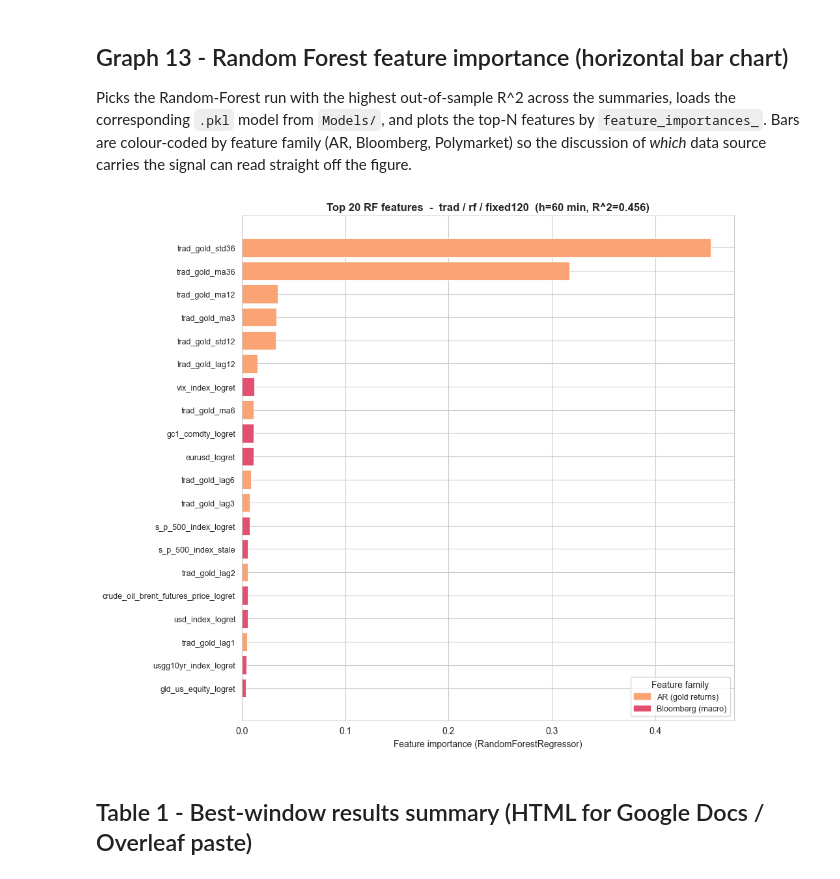
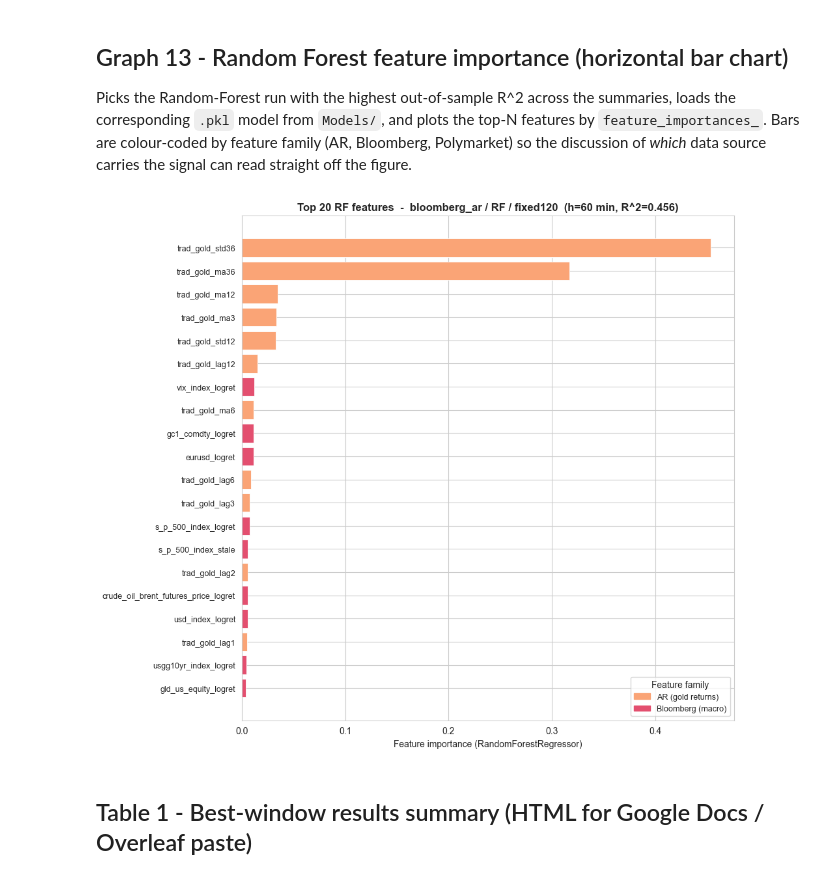
Before and after one commit to AB3rnhard/DABE_Thesis_Hoefer_Khanh, a Jupyter notebook: Graphs_Tables_wrapper_script.ipynb, the cells around one changed output. Saved outputs shown, nothing was run; the diff lists cells and outputs as text; code cells hidden in the pictures.

```diff
--- a/Graphs_Tables_wrapper_script.ipynb
+++ b/Graphs_Tables_wrapper_script.ipynb
@@ -1657,9 +2033,9 @@ def _classify_feature(name: str) -> str:
     if (
         name_l.endswith('_logret') or name_l.endswith('_stale')
         or name_l.endswith('_diff')
-        or any(k in name_l for k in ('crude_oil', 's_p_500', 'usd_index',
-                                     'vix_index', 'usgg10yr', 'eurusd',
-                                     'gc1_comdty', 'gld_us_equity'))
+        or any(key in name_l for key in ('crude_oil', 's_p_500', 'usd_index',
+                                         'vix_index', 'usgg10yr', 'eurusd',
+                                         'gc1_comdty', 'gld_us_equity'))
         or name_l.startswith('trad__')
     ):
         return 'Bloomberg (macro)'
@@ -1669,20 +2045,20 @@ def _classify_feature(name: str) -> str:
 _family_colors = {
     'AR (gold returns)': PALETTE_HEX[1],
     'Bloomberg (macro)': PALETTE_HEX[3],
-    'Polymarket':        PALETTE_HEX[-1],
-    'Gap features':      PALETTE_HEX[0],
+    'Polymarket': PALETTE_HEX[-1],
+    'Gap features': PALETTE_HEX[0],
 }
 
 if ALL_SUMMARY.empty:
-    print('No summary CSVs available -> skipping Graph 13.')
+    print('No summary data available -> skipping Graph 13.')
 else:
-    _rf_rows = ALL_SUMMARY[ALL_SUMMARY['model'].astype(str).str.lower() == 'rf'].dropna(subset=['r2'])
+    _rf_rows = ALL_SUMMARY[ALL_SUMMARY['model'] == 'RF'].dropna(subset=['r2'])
     if _rf_rows.empty:
         print('No Random-Forest rows in summaries -> skipping Graph 13.')
     else:
         _best_rf = _rf_rows.loc[_rf_rows['r2'].idxmax()]
         _rf_key = (
-            'rf', str(_best_rf['window']), str(_best_rf['dataset']),
+            'RF', str(_best_rf['window']), str(_best_rf['dataset']),
             int(_best_rf['horizon_min']),
         )
         _model_path = MODEL_FILES.get(_rf_key)
@@ -1707,43 +2083,42 @@ else:
                     )
                 else:
                     _names = getattr(_rf_model, 'feature_names_in_', None)
                     if _names is None:
                         _names = np.array([f'feat_{i}' for i in range(len(_imp))])
                     _order = np.argsort(_imp)[::-1][:G13_TOP_N]
                     _top_imp = _imp[_order]
                     _top_names = [str(_names[i]) for i in _order]
-                    _top_families = [_classify_feature(n) for n in _top_names]
-                    _top_colors = [_family_colors.get(f, PALETTE_HEX[2]) for f in _top_families]
+                    _top_families = [_classify_feature(name) for name in _top_names]
+                    _top_colors = [_family_colors.get(family, PALETTE_HEX[2]) for family in _top_families]
 
                     fig_g13, ax_g13 = plt.subplots(figsize=(10, 0.36 * len(_top_imp) + 1.5))
                     _y_pos = np.arange(len(_top_imp))[::-1]
                     ax_g13.barh(_y_pos, _top_imp, color=_top_colors,
                                 edgecolor='white', linewidth=0.6)
                     ax_g13.set_yticks(_y_pos)
                     ax_g13.set_yticklabels(_top_names, fontsize=9)
                     ax_g13.set_xlabel('Feature importance (RandomForestRegressor)')
                     ax_g13.set_title(
                         f'Top {len(_top_imp)} RF features  -  '
-                        f'{_rf_key[2]} / rf / {_rf_key[1]}  '
+                        f'{_display_dataset(_rf_key[2])} / {_display_model(_rf_key[0])} / {_rf_key[1]}  '
                         f'(h={_rf_key[3]} min, R^2={float(_best_rf["r2"]):.3f})',
                         fontweight='bold',
                     )
-                    # Legend: one patch per family encountered.
                     import matplotlib.patches as mpatches
                     _fams_seen = []
-                    for f in _top_families:
-                        if f not in _fams_seen:
-                            _fams_seen.append(f)
+                    for family in _top_families:
+                        if family not in _fams_seen:
+                            _fams_seen.append(family)
                     _handles = [
-                        mpatches.Patch(color=_family_colors.get(f, PALETTE_HEX[2]), label=f)
-                        for f in _fams_seen
+                        mpatches.Patch(color=_family_colors.get(family, PALETTE_HEX[2]), label=family)
+                        for family in _fams_seen
                     ]
                     ax_g13.legend(handles=_handles, loc='lower right', fontsize=9,
                                   title='Feature family')
                     fig_g13.tight_layout()
                     plt.show()
 # %% [output]
-[figure, old version]
+[figure, new version]
 # %% [markdown]
 ## Table 1 - Best-window results summary (HTML for Google Docs / Overleaf paste)
 # %%
```
Also changed, not shown: parts of 12 cells of this notebook, 6 other files.
